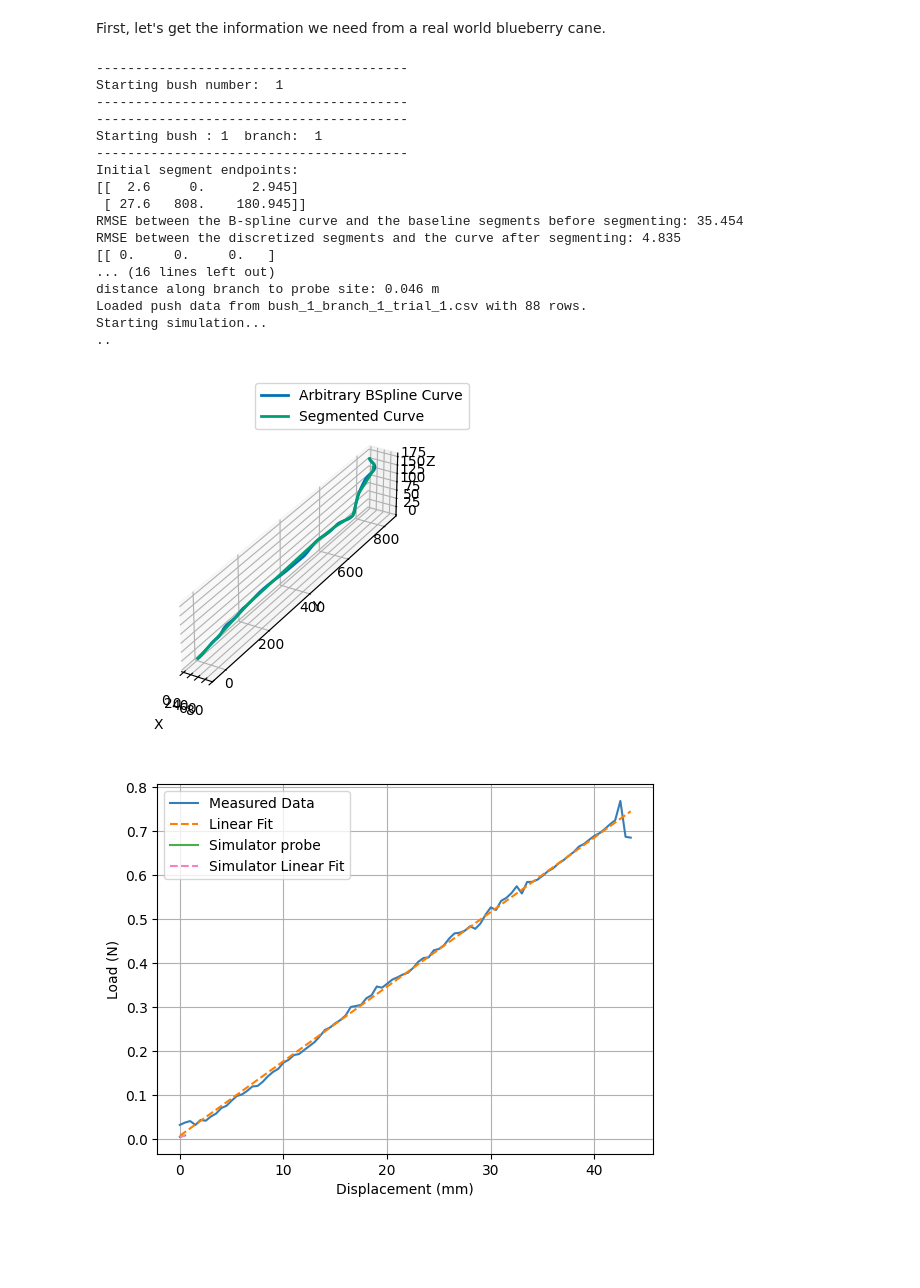
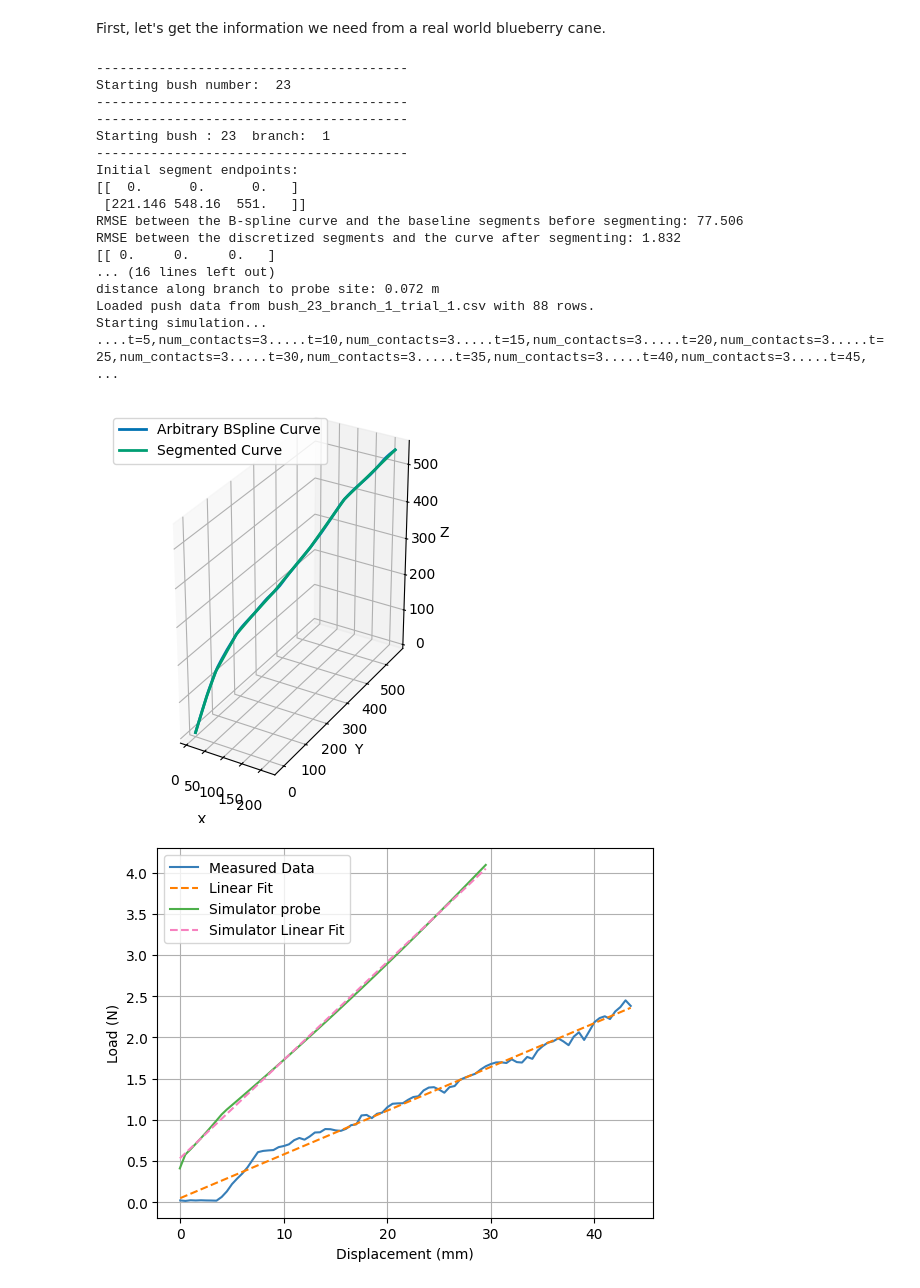
Before and after one commit to Intelligent-Machines-and-Materials-Lab/MuJoCoBlueberryModeling, a Jupyter notebook: src/branchSim.ipynb, the cells around one changed output. Cells and saved outputs as stored; diff of their text form; code cells hidden in the pictures; blank space fills up the shorter version.

Commit message:
results from increased number of links

```diff
--- a/src/branchSim.ipynb
+++ b/src/branchSim.ipynb
@@ -88,10 +88,6 @@ def get_midpoints(segs, print_output=False):
         print(midpoint_zs)
     return midpoint_zs
 # %%
-with open('../data/results/2026-02-22_19-43/metadata.pkl', 'rb') as f:
-    metadata = pickle.load(f)
-
-print(metadata)
 # Load the diameter data (this has data for all the canes)
 diamdata = pd.read_csv('../data/diameters/offset_branch_diameter_data.csv')
 diameter_data_df = pd.DataFrame(diamdata, columns=['Bush', 'Branch', 'Location', 'Diameter', 'Height'])
@@ -137,7 +133,7 @@ total_sim_idx = 0
 # ----------------------------------------------------------------
 # Start iterating
 # ----------------------------------------------------------------
-for BUSH_NUM in [1, 3, 5, 9, 14, 23]:
+for BUSH_NUM in [23]:
     print ("----------------------------------------")
     print ("Starting bush number: ", BUSH_NUM)
     print ("----------------------------------------")
@@ -334,7 +330,7 @@ for BUSH_NUM in [1, 3, 5, 9, 14, 23]:
             with mujoco.Renderer(model, width=640, height=480) as renderer:
                 time_since_last_ctrl_update = 0.0
                 time_since_last_print_update = 0.0
-                while data.time < DURATION:
+                while data.time < DURATION and data.ncon < 4:
                     if time_since_last_ctrl_update >= CTRL_POS_UPDATE_RATE:
                         time_since_last_ctrl_update = 0.0
                         pre_control_timevals.append(data.time)
@@ -352,7 +348,8 @@ for BUSH_NUM in [1, 3, 5, 9, 14, 23]:
 
                     if time_since_last_print_update >= CTRL_PRINT_UPDATE_RATE:
                         time_since_last_print_update = 0.0
-                        print(f"t={data.time:.0f}",end="",flush=True)
+                        print(f"t={data.time:.0f},",end="",flush=True)
+                        print(f"num_contacts={data.ncon}",end="",flush=True)
                         #   print(f"At time {data.time:.4f} s, current pos: {current_position:.4f}, m, setpoint: {pid.setpoint:.4f} N, Control force: {data.ctrl[0]:.4f} N")
                         # print(f"P: {pid._proportional:.4f}, I: {pid._integral:.4f}, D: {pid._derivative:.4f}")
 
@@ -476,41 +473,41 @@ for BUSH_NUM in [1, 3, 5, 9, 14, 23]:
             plt.plot(pre_control_posvals_array, get_sim_force_at_disp(pre_control_posvals_array), label='Simulator Linear Fit', linestyle='--', color='#f781bf')
             # plt.scatter(pushdata['Displacement (mm)'].iloc[[20, 30, 40]], pushdata['Load (N)'].iloc[[20, 30, 40]], color='blue')
             # plt.scatter(pre_control_posvals*1000, pre_control_forcevals, color='orange', s=10)
             plt.xlabel("Displacement (mm)")
             plt.ylabel("Load (N)")
             plt.legend()
             plt.grid()
 
             if OVERRIDE_DATA:
                 filename = '../images/forcedisplacementplots/' + time_now_str + '_bush' + str(BUSH_NUM) + '_branch'+ str(BRANCH_NUM) + '_trial' + str(TRIAL_NUM) + '.pdf'
                 # media.write_image(filename, gs, fmt='pdf')
                 plt.savefig(filename, format="pdf")
                 pickle_filename = results_folder + '/metadata.pkl'
                 with open(pickle_filename, 'wb') as f:
                     pickle.dump(metadata, f)
 
 
             plt.show()
 
 # print(metadata)
 # media.show_video(frames_stepped, fps=FRAMERATE)
 # %% [output]
 ----------------------------------------
-Starting bush number:  1
+Starting bush number:  23
 ----------------------------------------
 ----------------------------------------
-Starting bush : 1  branch:  1
+Starting bush : 23  branch:  1
 ----------------------------------------
 Initial segment endpoints:
-[[  2.6     0.      2.945]
- [ 27.6   808.    180.945]]
-RMSE between the B-spline curve and the baseline segments before segmenting: 35.454
-RMSE between the discretized segments and the curve after segmenting: 4.835
+[[  0.      0.      0.   ]
+ [221.146 548.16  551.   ]]
+RMSE between the B-spline curve and the baseline segments before segmenting: 77.506
+RMSE between the discretized segments and the curve after segmenting: 1.832
 [[ 0.     0.     0.   ]
 ... (16 lines left out)
-distance along branch to probe site: 0.046 m
-Loaded push data from bush_1_branch_1_trial_1.csv with 88 rows.
+distance along branch to probe site: 0.072 m
+Loaded push data from bush_23_branch_1_trial_1.csv with 88 rows.
 Starting simulation...
-..
+....t=5,num_contacts=3.....t=10,num_contacts=3.....t=15,num_contacts=3.....t=20,num_contacts=3.....t=25,num_contacts=3.....t=30,num_contacts=3.....t=35,num_contacts=3.....t=40,num_contacts=3.....t=45, ...
-[figure, old version]
+[figure, new version]
-[figure, old version]
+[figure, new version]
```
Also changed, not shown: parts of 2 cells of this notebook, 3 other files.
